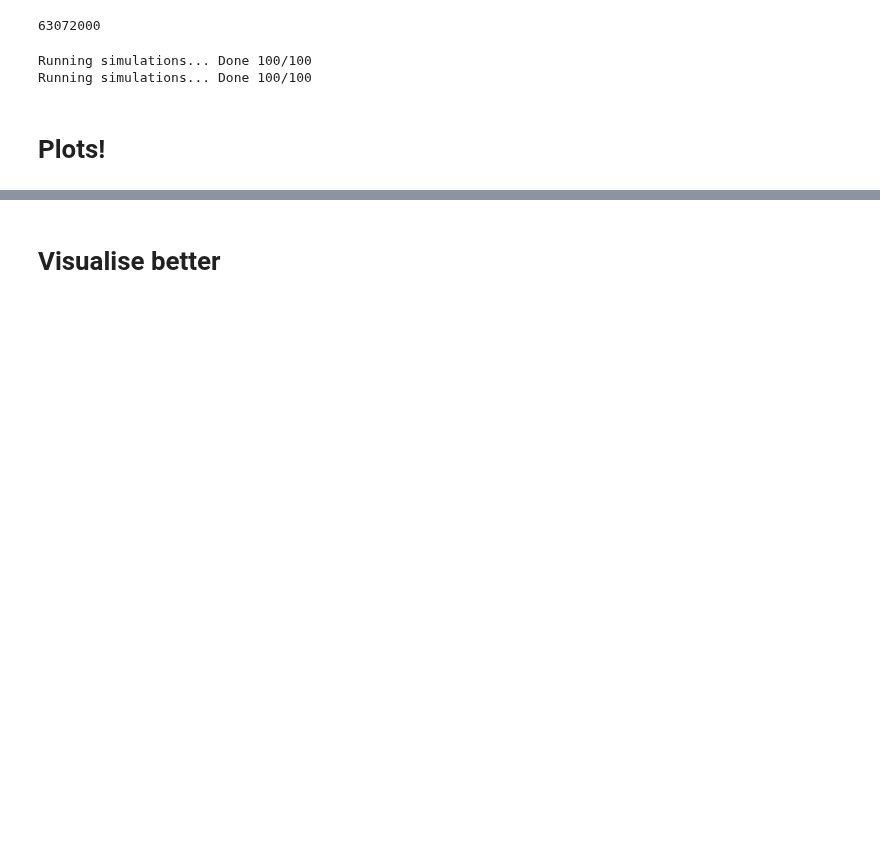
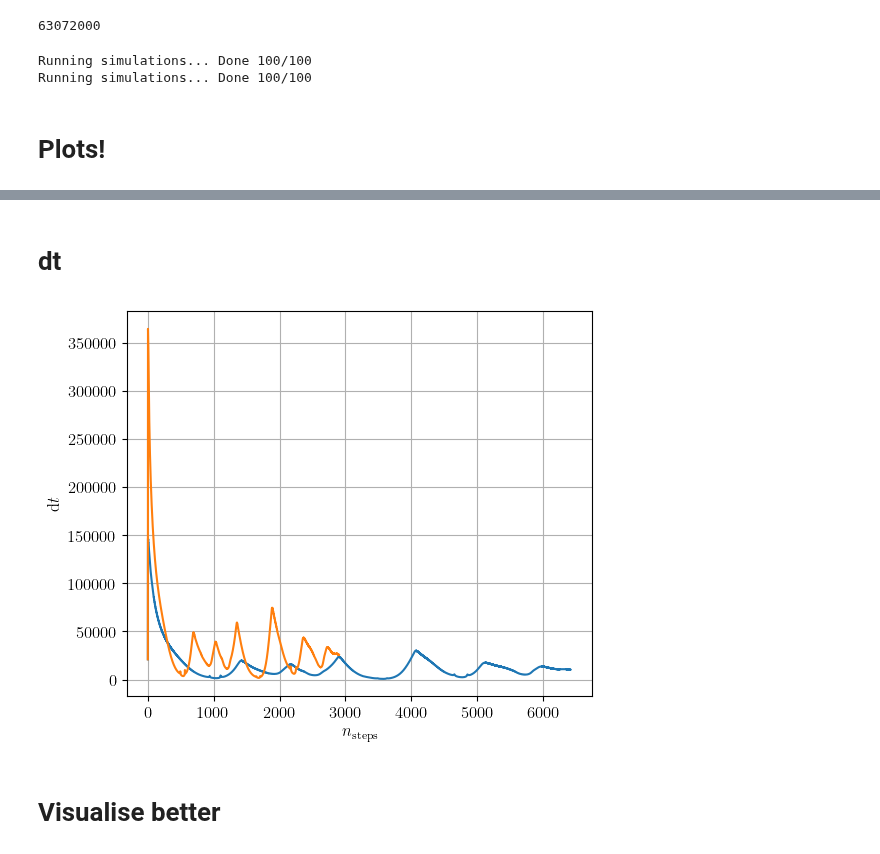
Before and after one commit to TomVdt/PhysNum, a Jupyter notebook: exercice3/analysis/analysis3bi.ipynb, the cells around one changed output, grey strips where cells are left out. Cells and saved outputs as stored; diff of their text form; code cells hidden in the pictures; blank space fills up the shorter version.

```diff
--- a/exercice3/analysis/analysis3bi.ipynb
+++ b/exercice3/analysis/analysis3bi.ipynb
@@ -131,11 +125,0 @@ plt.grid()
-# %%
-xfs = np.zeros(len(all_adapt))
-yfs = np.zeros(len(all_adapt))
-nsfs = np.zeros(len(all_adapt))
-emec_error = np.zeros(len(all_adapt))
-for i, (params, data) in enumerate(all_adapt):
-    tf, xf, yf, nrj, nsf = data[-1,0], data[-1,1] / au, data[-1,2] / au, data[:,5], data[-1,6]
-    xfs[i] = xf
-    yfs[i] = yf
-    nsfs[i] = nsf
-    emec_error[i] = np.max(nrj) - np.min(nrj)
@@ -166,3 +177,16 @@ plt.grid()
+# %% [markdown]
+# dt
+# %%
+for i, (params, data) in enumerate(all_adapt):
+    if not (i == 50 or i == len(all_adapt)-1): continue
+    nstep, dt = data[:,6], data[:,7]
+    plt.plot(nstep, dt)
+
+plt.xlabel(r'$n_\textrm{steps}$')
+plt.ylabel(r'd$t$')
+plt.grid()
+# %% [output]
+[figure, added]
 # %% [markdown]
 # Visualise better
 # %%
```
Also changed, not shown: parts of 10 cells of this notebook, 9 other files.
